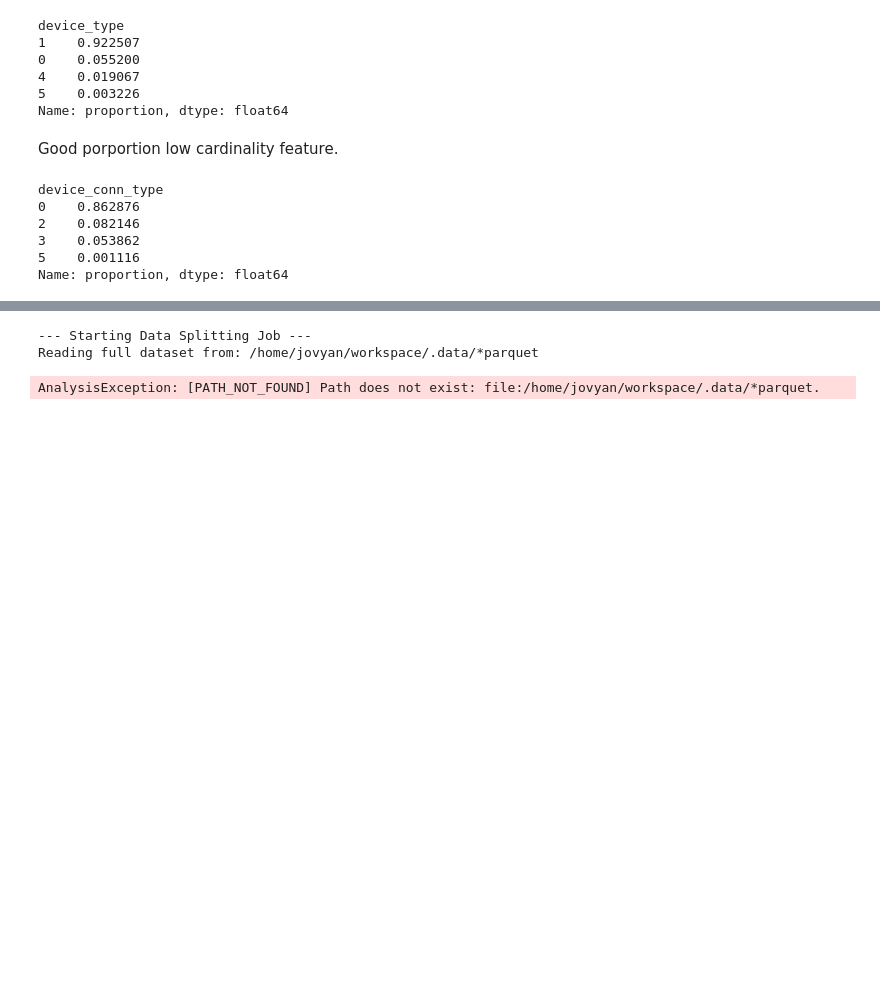
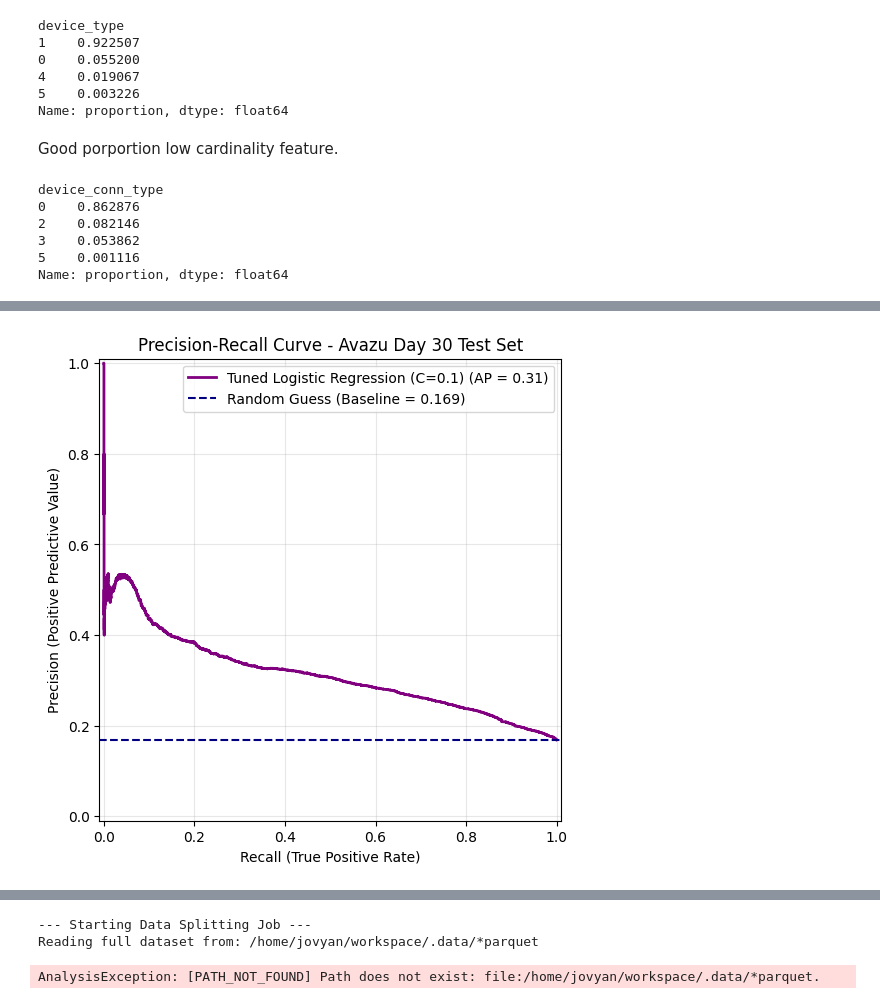
Before and after one commit to angelusualle/machine-learning, a Jupyter notebook: classification/linear-decision-boundaries/discriminative/logistic/logistic_regression.ipynb, the cells around one changed output, grey strips where cells are left out. Saved outputs shown, nothing was run; the diff lists cells and outputs as text; code cells hidden in the pictures; blank space fills up the shorter version.

```diff
--- a/classification/linear-decision-boundaries/discriminative/logistic/logistic_regression.ipynb
+++ b/classification/linear-decision-boundaries/discriminative/logistic/logistic_regression.ipynb
@@ -3218,0 +3556,39 @@ spark.stop()
+# %%
+import matplotlib.pyplot as plt
+from sklearn.metrics import PrecisionRecallDisplay
+
+# 1. Set up a clean figure
+fig, ax = plt.subplots(figsize=(8, 6))
+
+# 2. Automatically calculate and plot the PR curve
+PrecisionRecallDisplay.from_estimator(
+    estimator=grid_search.best_estimator_,
+    X=pipeline.transform(test_X),
+    y=test_Y,
+    name="Tuned Logistic Regression (C=0.1)",
+    color="purple",
+    linewidth=2,
+    ax=ax
+)
+
+# 3. Calculate and plot the baseline (the overall click rate in the test set)
+# If 16% of ads are clicked, a random model will have a Precision of 0.16 at all Recall levels
+baseline = test_Y.mean()
+plt.axhline(
+    y=baseline,
+    color="navy",
+    linestyle="--",
+    label=f"Random Guess (Baseline = {baseline:.3f})"
+)
+
+# 4. Add titles and labels for readability
+plt.title("Precision-Recall Curve - Avazu Day 30 Test Set")
+plt.xlabel("Recall (True Positive Rate)")
+plt.ylabel("Precision (Positive Predictive Value)")
+plt.legend(loc="upper right")
+plt.grid(alpha=0.3)
+
+# 5. Render the visualization
+plt.show()
+# %% [output]
+[figure, added]
```
Also changed, not shown: parts of 44 cells of this notebook.
